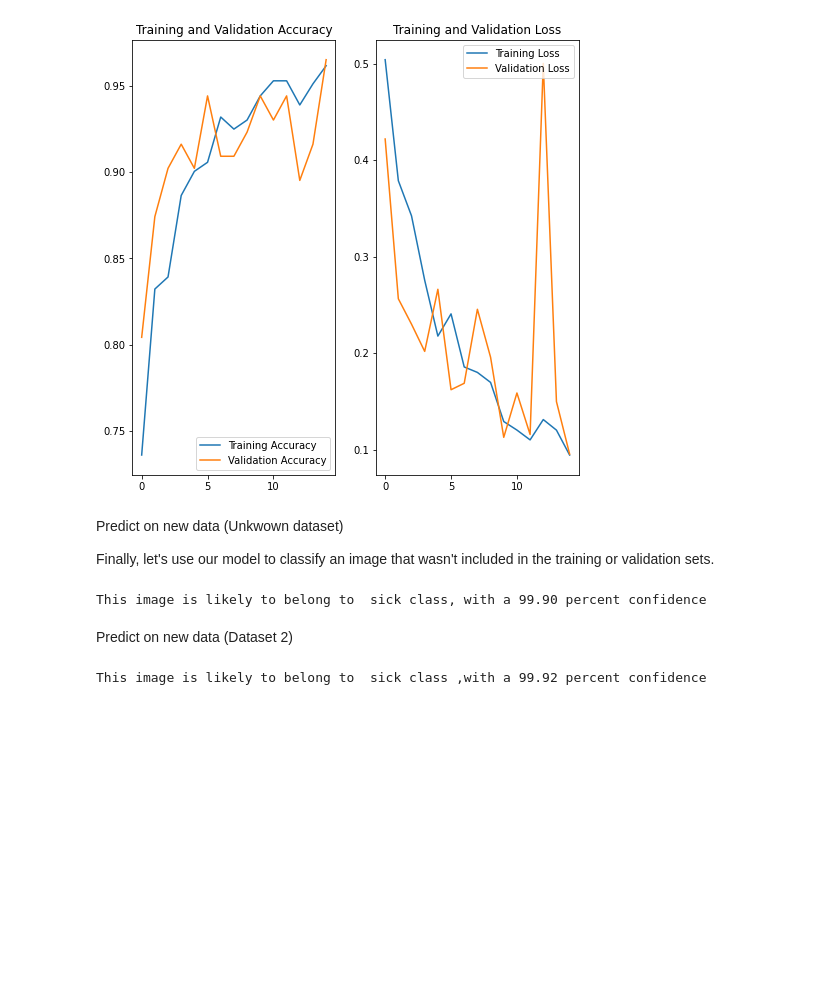
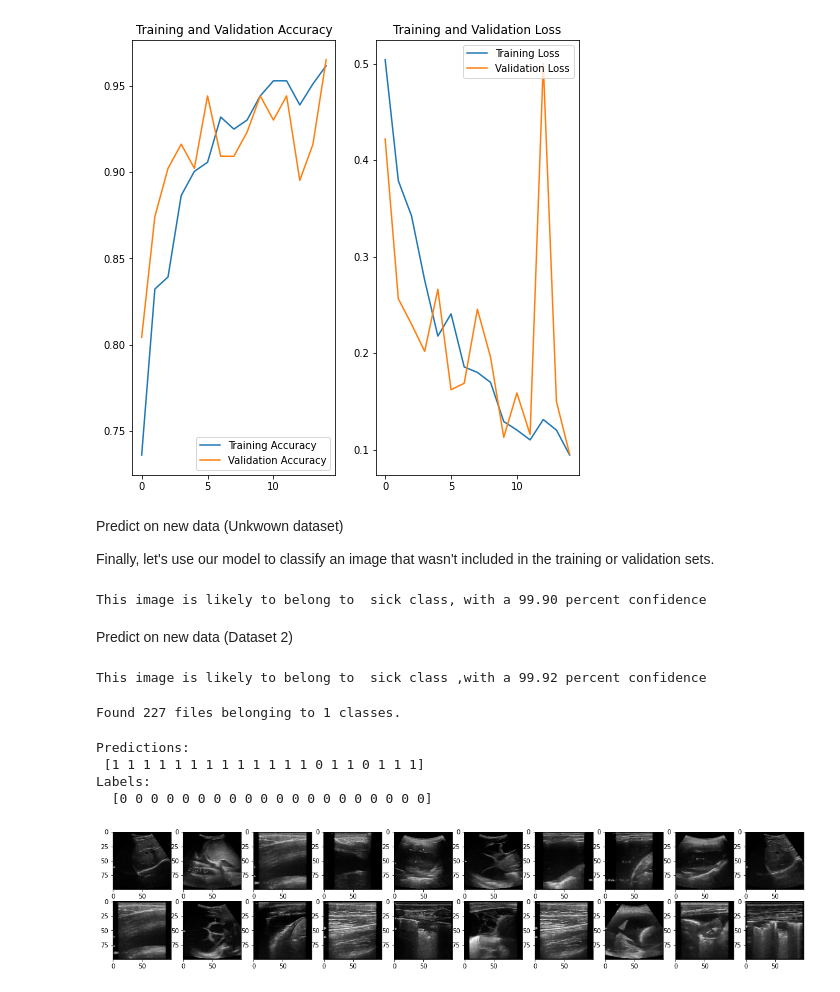
Before and after one commit to wandieinnocents/diagnosing_ultrasound_image_DeepLearning, a Jupyter notebook: chest_opaciy_Deep_learning.ipynb, the cells around one changed output. Cells and saved outputs as stored; diff of their text form; code cells hidden in the pictures; blank space fills up the shorter version.

Commit message:
Testing dataset on creating  array of images

```diff
--- a/chest_opaciy_Deep_learning.ipynb
+++ b/chest_opaciy_Deep_learning.ipynb
@@ -391,3 +391,28 @@ print(
 )
 # %% [output]
 This image is likely to belong to  sick class ,with a 99.92 percent confidence
+# %%
+# Fetching paths for dataset 2 to print array of images
+# Predict data on unknown dataset
+dataset2 = "/content/drive/MyDrive/deep_learning/dataset2"
+test_ds2 = tf.keras.utils.image_dataset_from_directory(dataset2, image_size=(100,100),batch_size=20)
+# %% [output]
+Found 227 files belonging to 1 classes.
+# %%
+
+image_batch,label_batch = test_ds2.as_numpy_iterator().next()
+predictions = model.predict_on_batch(image_batch)
+predictions = tf.math.argmax(predictions,1)
+print('Predictions: \n', predictions.numpy())
+print('Labels:\n ', label_batch)
+
+plt.figure(figsize=(20,10))
+for i in range(20):
+    ax = plt.subplot(5,10,i+1)
+    plt.imshow(image_batch[i].astype("uint8"))
+# %% [output]
+Predictions:
+ [1 1 1 1 1 1 1 1 1 1 1 1 1 0 1 1 0 1 1 1]
+Labels:
+  [0 0 0 0 0 0 0 0 0 0 0 0 0 0 0 0 0 0 0 0]
+[figure, added]
```
